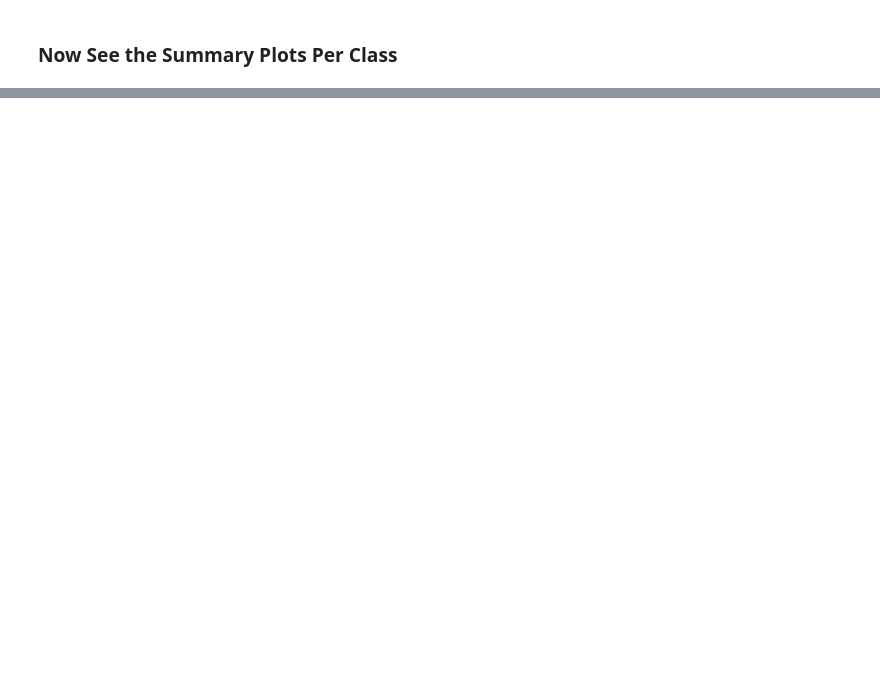
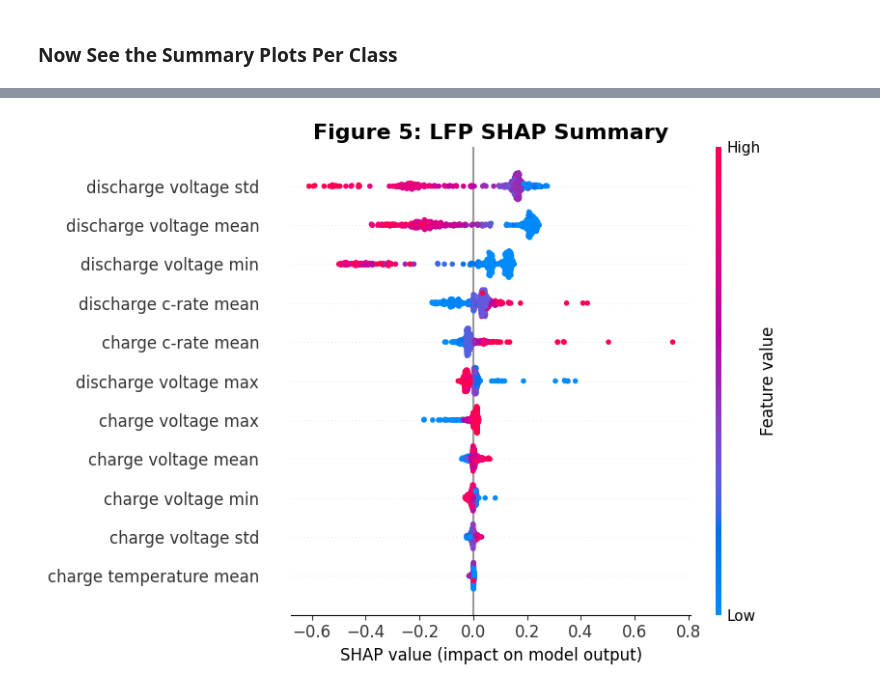
Before and after one commit to MJonesUmich/Battery_Classifier, a Jupyter notebook: notebooks/10_Selected_Model_Fitting_Review.ipynb, the cells around one changed output, grey strips where cells are left out. Drawn from its saved outputs; the diff is of its cells as text; code cells hidden in the pictures; blank space fills up the shorter version.

```diff
--- a/notebooks/10_Selected_Model_Fitting_Review.ipynb
+++ b/notebooks/10_Selected_Model_Fitting_Review.ipynb
@@ -336,0 +338,34 @@ for class_idx, chemistry in enumerate(encoder.classes_):
+# %%
+#Quick replot and re-label for the report:
+#Quick set of code to clean up the feature names
+plot_features = [feature.replace('c_rate', 'c-rate') for feature in feature_names]
+plot_features = [feature.replace('_', ' ') for feature in plot_features]
+plot_features = [feature.replace(' v ', ' ') for feature in plot_features]
+plot_features = [feature.replace(' k ', ' ') for feature in plot_features]
+
+i = 3
+# Now View the per Chemistry Summary Plots:
+for class_idx, chemistry in enumerate(encoder.classes_):
+    i += 1
+    if i == 5:
+        #Create Plot
+        plt.figure(figsize=(7,4))
+        shap.summary_plot(
+            vals[class_idx],
+            X_scaled,
+            feature_names=plot_features,
+            show=False
+        )
+
+        ax = plt.gca()
+        plt.title(f"Figure {i}: {chemistry} SHAP Summary", fontsize=16, fontweight='bold')
+        ax.xaxis.label.set_size(12)
+        ax.yaxis.label.set_size(12)
+
+        # Tick label sizes
+        ax.tick_params(axis='both', labelsize=12)
+
+        plt.tight_layout()
+        plt.show()
+# %% [output]
+[figure, added]
```
Also changed, not shown: parts of 2 cells of this notebook, 1 other file.
